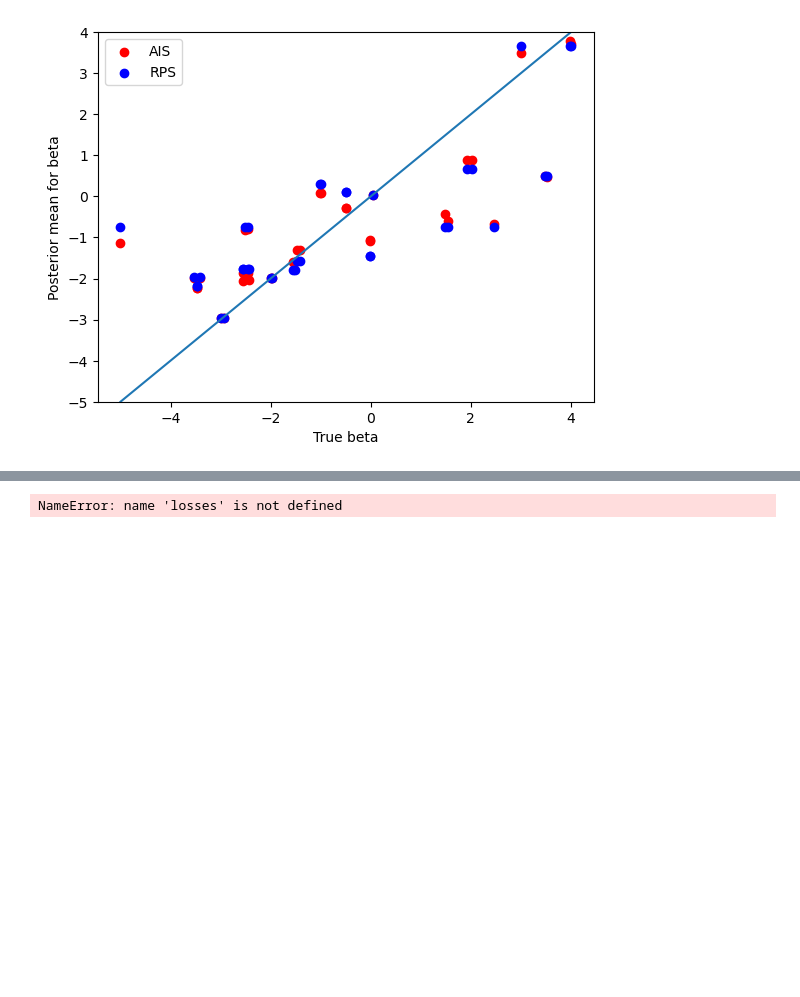
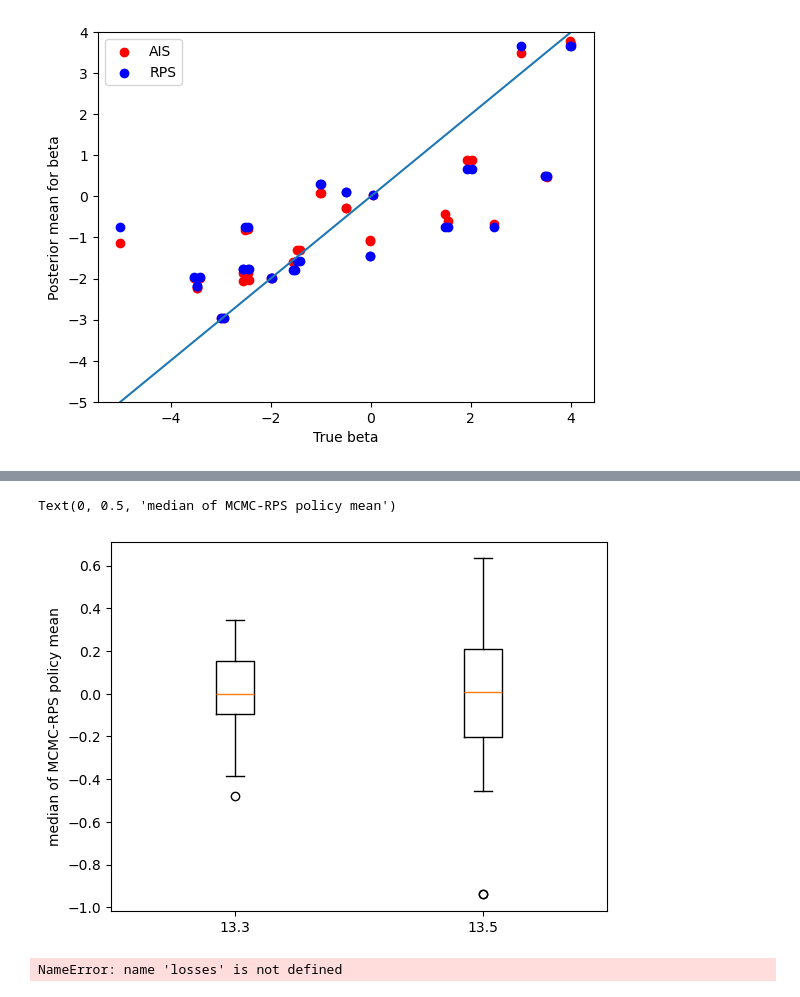
Before and after one commit to fyy2025/RHS-X, a Jupyter notebook: Code/experiment.ipynb, the cells around one changed output, grey strips where cells are left out. Cells and saved outputs as stored; diff of their text form; code cells hidden in the pictures; blank space fills up the shorter version.

```diff
--- a/Code/experiment.ipynb
+++ b/Code/experiment.ipynb
@@ -519,3 +519,9 @@ plt.show()
+# %%
+plt.boxplot(x=[diff_13_3["0.5"], diff_13_5["0.5"]], labels=["13.3","13.5"])
+plt.ylabel("median of MCMC-RPS policy mean")
+# %% [output]
+Text(0, 0.5, 'median of MCMC-RPS policy mean')
+[figure, added]
 # %%
 def plot_policy_spread(true_mu, summ, q_low=0.1, q_high=0.9, title="Posterior policy means"):
     # Force 1D arrays
```
Also changed, not shown: parts of 2 cells of this notebook, 2 other files.
